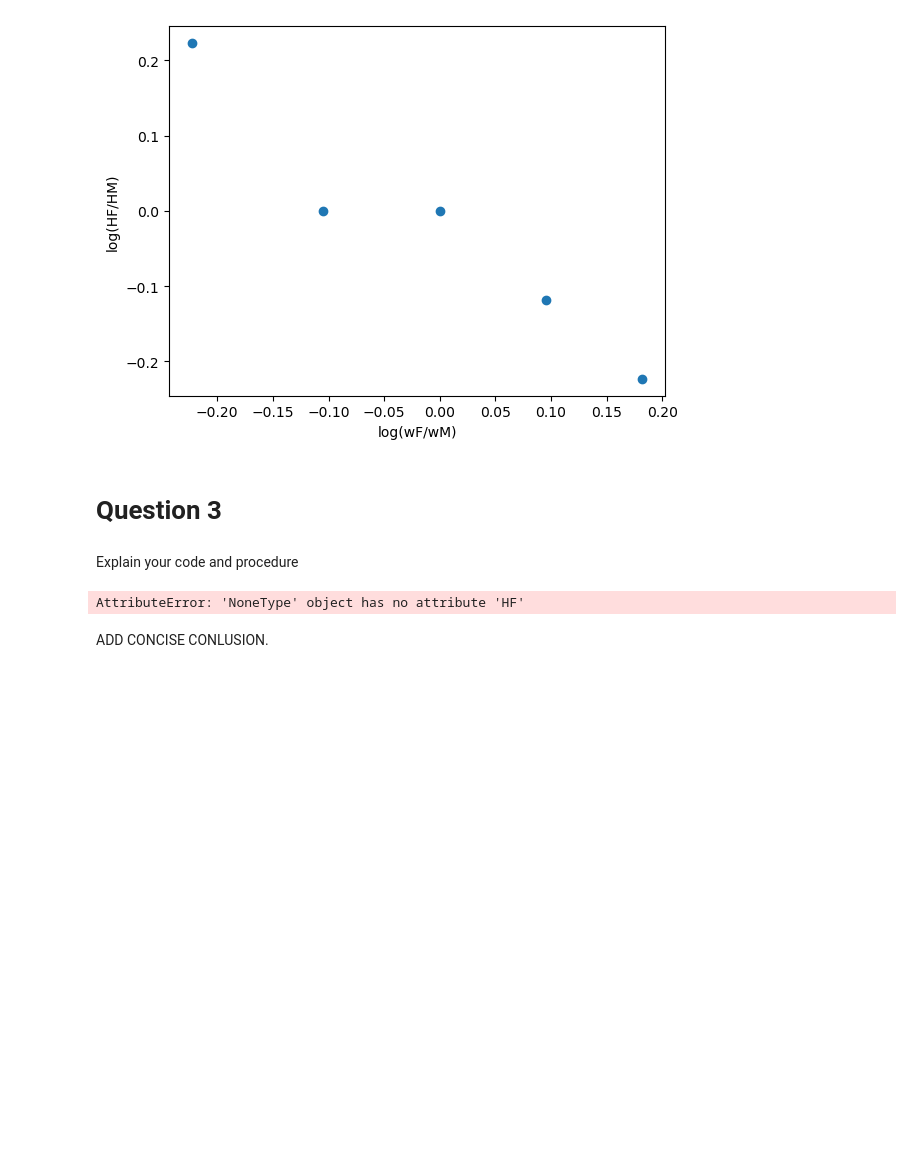
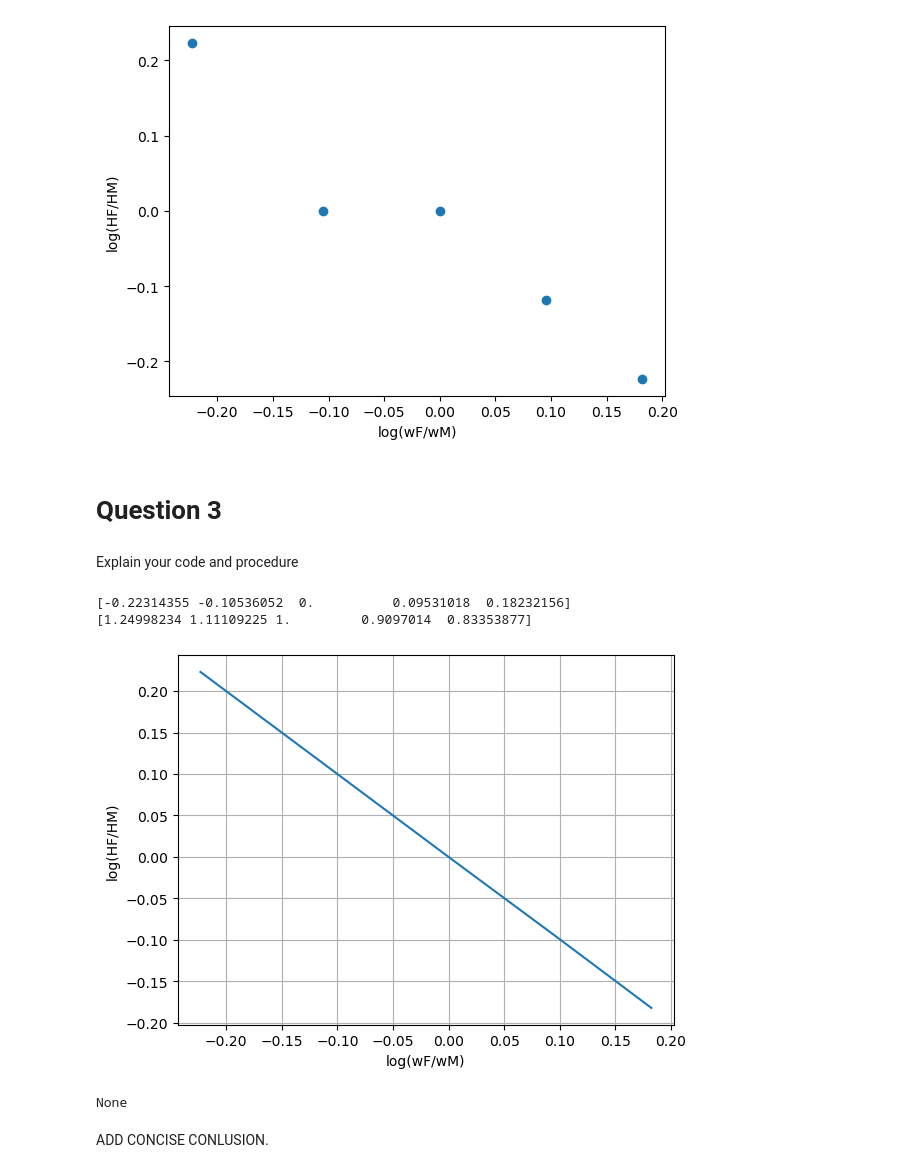
Before and after one commit to NumEconCopenhagen/projects-2023-rvcode, a Jupyter notebook: inauguralproject/inauguralproject.ipynb, the cells around one changed output. Cells and saved outputs as stored; diff of their text form; code cells hidden in the pictures; blank space fills up the shorter version.

```diff
--- a/inauguralproject/inauguralproject.ipynb
+++ b/inauguralproject/inauguralproject.ipynb
@@ -98,26 +98,28 @@ plt.show()
 # Question 3
 # %% [markdown]
 Explain your code and procedure
-# %%
-# Create a list of wF
-wF_list = [0.8, 0.9, 1.0, 1.1, 1.2]
-# Create an empty data frame
-hfhmcon = pd.DataFrame(columns=['wF', 'HF/HM'])
-
-# Create a loop similar to question 1 but only for one value
-for wF in wF_list:
-    hsm.par.wF = wF
-    sol = hsm.solve_wF_vec()
-    HF_HM = sol.HF/sol.HM
-    row = {"wF": wF, "HF/HM": HF_HM}
-    hfhmcon = pd.concat([hfhmcon, pd.DataFrame([row])], ignore_index=True)
-
-# Plot the resulst
-plt.plot(np.log(hfhmcon['wF']/hsm.par.wM), np.log(hfhmcon['HF/HM']),'o')
-plt.xlabel('log(wF/wM)')
-plt.ylabel('log(HF/HM)')
-plt.show()
-# %% [output]
-AttributeError: 'NoneType' object has no attribute 'HF'
+# %%
+Home_ratio = hsm.solve_wF_vec(discrete = False)
+
+log_w_rat = np.log(hsm.par.wF_vec / hsm.par.wM)
+
+print(log_w_rat)
+print(Home_ratio)
+
+
+# Plot the resulst
+plt.plot(log_w_rat, np.log(Home_ratio))
+plt.xlabel('log(wF/wM)')
+plt.ylabel('log(HF/HM)')
+plt.grid(True)
+plt.show()
+# %% [output]
+[-0.22314355 -0.10536052  0.          0.09531018  0.18232156]
+[1.24998234 1.11109225 1.         0.9097014  0.83353877]
+[figure, added]
+# %%
+print(dsol)
+# %% [output]
+None
 # %% [markdown]
 ADD CONCISE CONLUSION.
```
Also changed, not shown: 1 other file.
